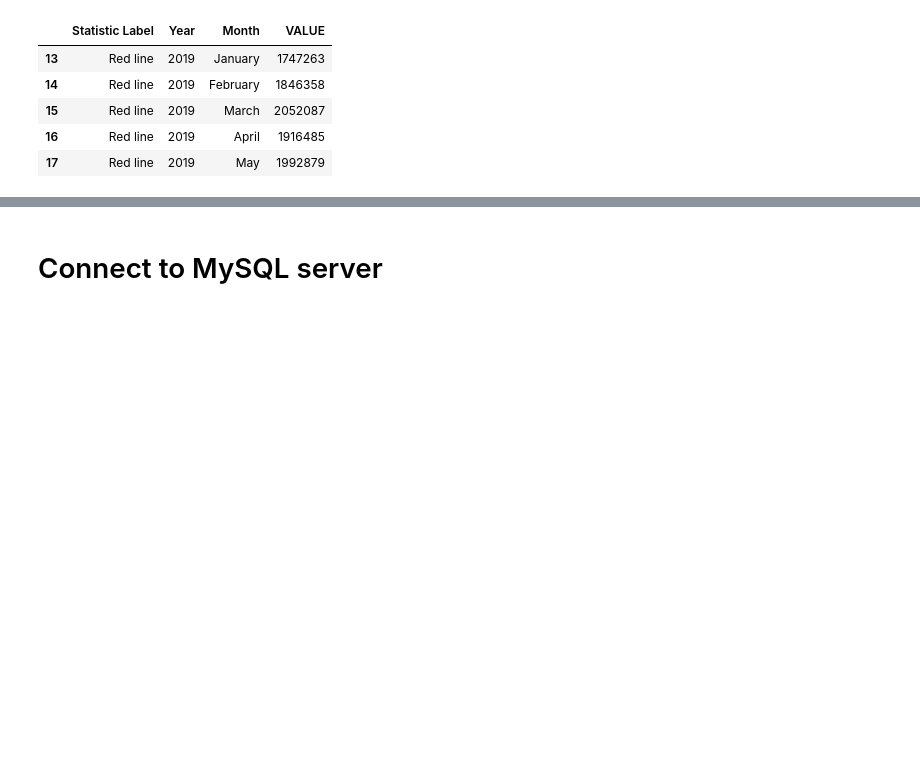
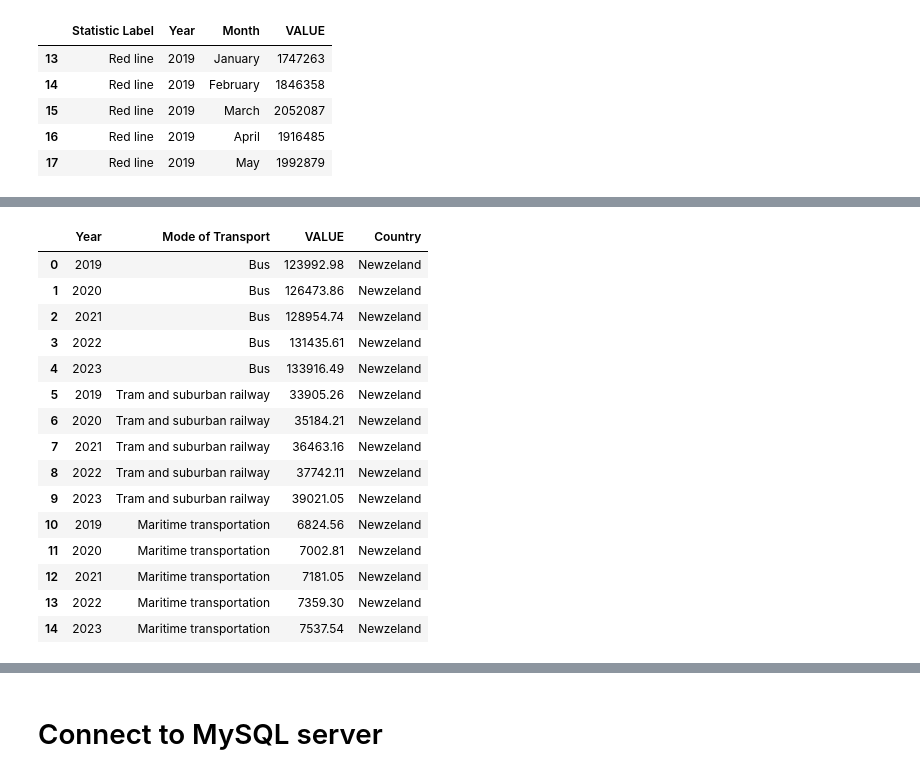
Before and after one commit to diagarmar29/Transport-in-Ireland-CA2, a Jupyter notebook: Transport.ipynb, the cells around one changed output, grey strips where cells are left out. Cells and saved outputs as stored; diff of their text form; code cells hidden in the pictures; blank space fills up the shorter version.

```diff
--- a/Transport.ipynb
+++ b/Transport.ipynb
@@ -655,0 +842,2 @@ NZL_1
+# %%
+NZL_1['VALUE'] = (NZL_1['VALUE'] * 1000).round(2)
@@ -655,0 +864,22 @@ NZL_1
+# %%
+NZL_1['Year'] = pd.to_numeric(NZL_1['Year'], errors='coerce')
+NZL_1['VALUE'] = pd.to_numeric(NZL_1['VALUE'], errors='coerce')
+# %%
+# Calculate linear projection for each mode of transport
+newzeland = pd.DataFrame(columns=['Year', 'Mode of Transport', 'VALUE'])
+
+for mode in NZL_1['Mode of Transport'].unique():
+    mode_data = NZL_1[NZL_1['Mode of Transport'] == mode]
+    x = mode_data['Year'].values.reshape(-1, 1)
+    y = mode_data['VALUE'].values.reshape(-1, 1)
+
+    # Perform linear projection for the next 5 years
+    next_years = np.arange(NZL_1['Year'].max() + 1, NZL_1['Year'].max() + 6).reshape(-1, 1)
+    coef = np.polyfit(x.ravel(), y.ravel(), 1)
+    projection = np.polyval(coef, next_years)
+
+    # Append the projection to the DataFrame
+    newzeland = newzeland.append(pd.DataFrame({'Year': next_years.ravel(), 'Mode of Transport': [mode] * 5, 'VALUE': projection.ravel()}), ignore_index=True)
+
+# Print the projection
+newzeland
@@ -655,0 +903,22 @@ NZL_1
+# %%
+newzeland['VALUE'] = newzeland['VALUE'].round(2)
+# %%
+newzeland['Country'] = 'Newzeland'
+newzeland
+# %% [output]
+|  | Year | Mode of Transport | VALUE | Country |
+| 0 | 2019 | Bus | 123992.98 | Newzeland |
+| 1 | 2020 | Bus | 126473.86 | Newzeland |
+| 2 | 2021 | Bus | 128954.74 | Newzeland |
+| 3 | 2022 | Bus | 131435.61 | Newzeland |
+| 4 | 2023 | Bus | 133916.49 | Newzeland |
+| 5 | 2019 | Tram and suburban railway | 33905.26 | Newzeland |
+| 6 | 2020 | Tram and suburban railway | 35184.21 | Newzeland |
+| 7 | 2021 | Tram and suburban railway | 36463.16 | Newzeland |
+| 8 | 2022 | Tram and suburban railway | 37742.11 | Newzeland |
+| 9 | 2023 | Tram and suburban railway | 39021.05 | Newzeland |
+| 10 | 2019 | Maritime transportation | 6824.56 | Newzeland |
+| 11 | 2020 | Maritime transportation | 7002.81 | Newzeland |
+| 12 | 2021 | Maritime transportation | 7181.05 | Newzeland |
+| 13 | 2022 | Maritime transportation | 7359.30 | Newzeland |
+| 14 | 2023 | Maritime transportation | 7537.54 | Newzeland |
```
Also changed, not shown: parts of 87 cells of this notebook.
